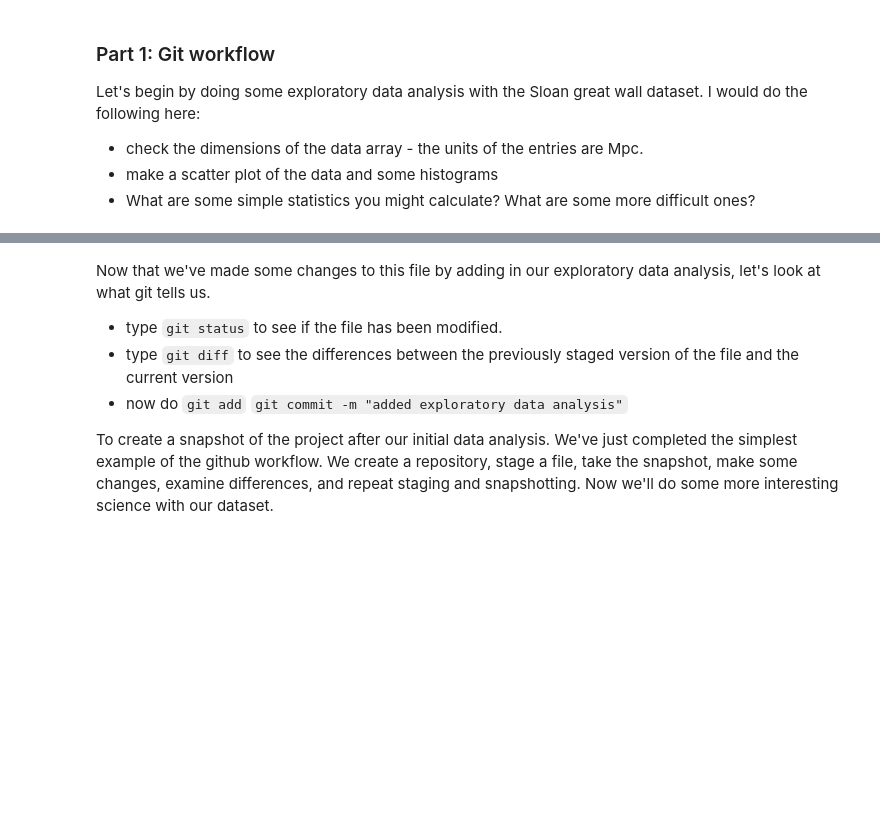
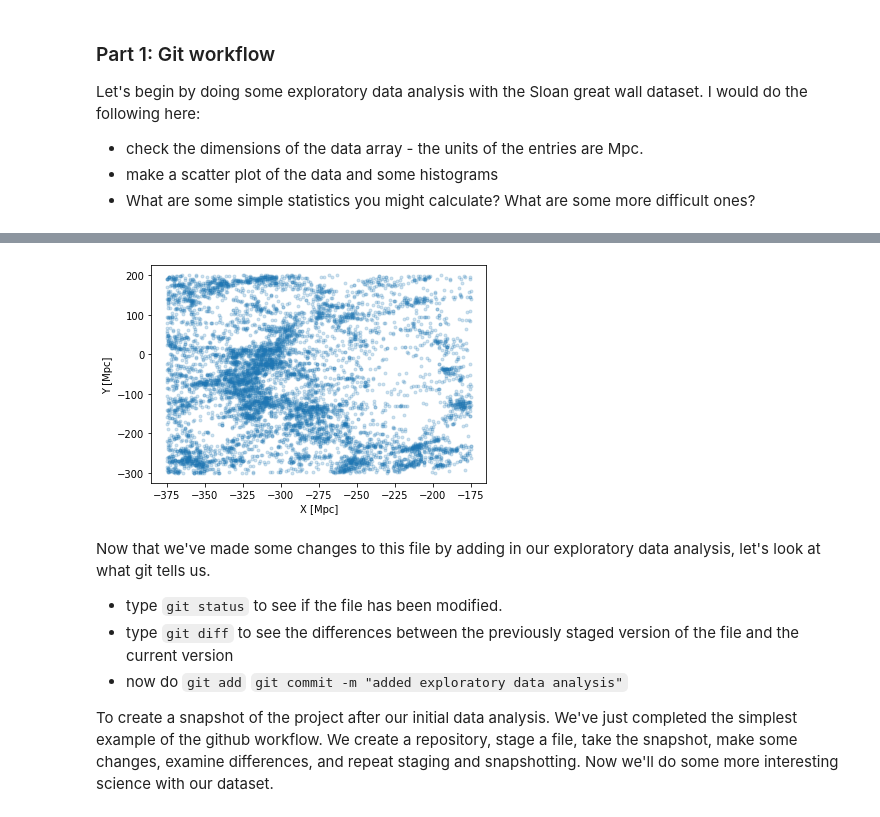
Before and after one commit to murphyjm/dsfp_git_intro, a Jupyter notebook: DSFP_intro_2_git_copy.ipynb, the cells around one changed output, grey strips where cells are left out. Saved outputs shown, nothing was run; the diff lists cells and outputs as text; code cells hidden in the pictures; blank space fills up the shorter version.

```diff
--- a/DSFP_intro_2_git_copy.ipynb
+++ b/DSFP_intro_2_git_copy.ipynb
@@ -49,3 +67,9 @@ Let's begin by doing some exploratory data analysis with the Sloan great wall da
+# %%
+plt.plot(X[:, 0], X[:, 1], '.', alpha=0.2)
+plt.xlabel('X [Mpc]')
+plt.ylabel('Y [Mpc]');
+# %% [output]
+[figure, added]
 # %% [markdown]
 Now that we've made some changes to this file by adding in our exploratory data analysis, let's look at what git tells us.
 
```
Also changed, not shown: parts of 3 cells of this notebook.
